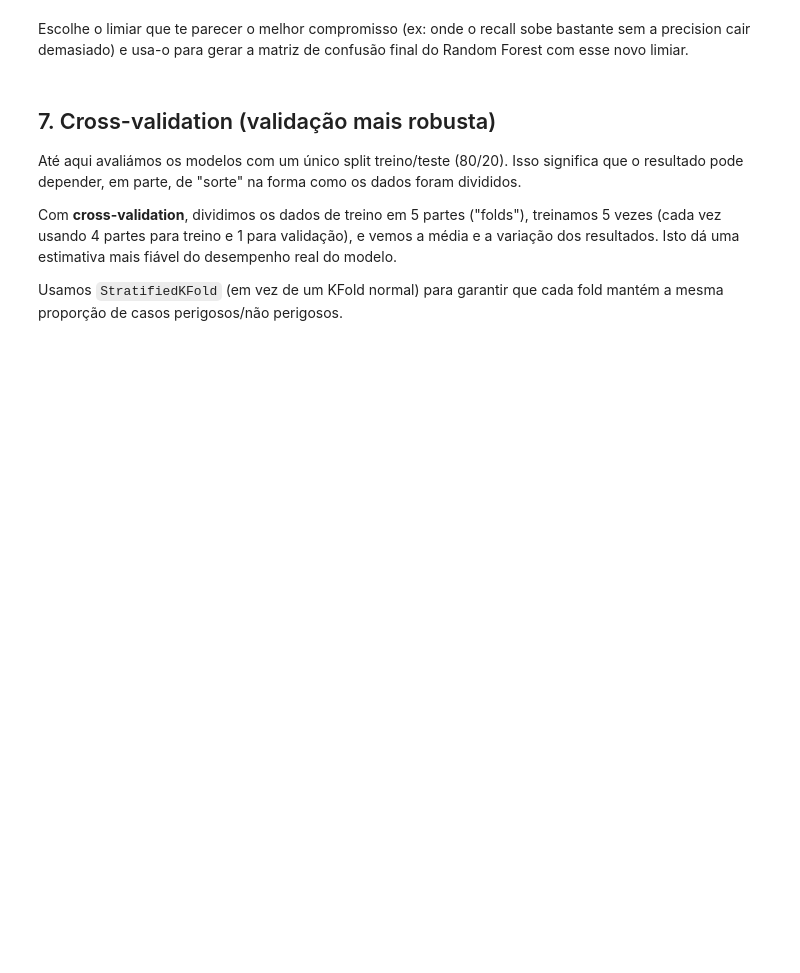
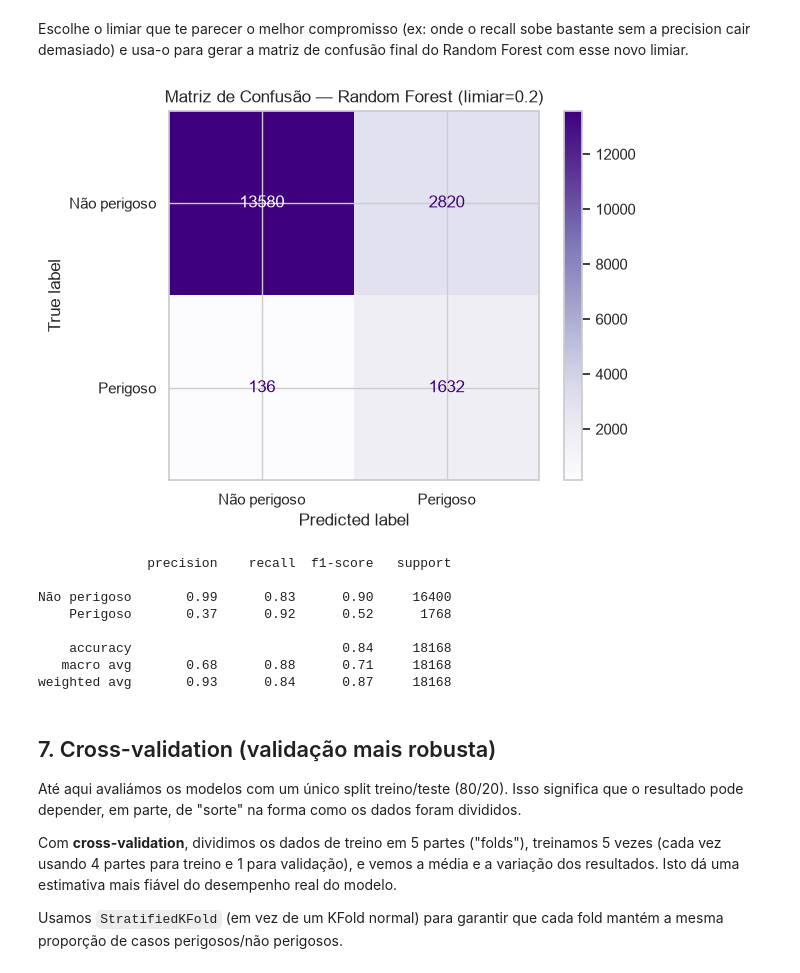
Before and after one commit to HugoRocha123/IA, a Jupyter notebook: notebooks/neo_modeling.ipynb, the cells around one changed output. Drawn from its saved outputs; the diff is of its cells as text; code cells hidden in the pictures; blank space fills up the shorter version.

```diff
--- a/notebooks/neo_modeling.ipynb
+++ b/notebooks/neo_modeling.ipynb
@@ -204,16 +263,26 @@ for limiar in [0.5, 0.4, 0.3, 0.2, 0.1]:
 # %% [markdown]
 Escolhe o limiar que te parecer o melhor compromisso (ex: onde o recall sobe bastante sem a precision cair demasiado) e usa-o para gerar a matriz de confusão final do Random Forest com esse novo limiar.
 # %%
-limiar_escolhido = 0.3  # ajusta este valor com base na célula anterior
+limiar_escolhido = 0.2  # ajusta este valor com base na célula anterior
 
 y_pred_rf_ajustado = (y_proba_rf >= limiar_escolhido).astype(int)
 
 cm_rf_ajustado = confusion_matrix(y_test, y_pred_rf_ajustado)
 ConfusionMatrixDisplay(cm_rf_ajustado, display_labels=['Não perigoso', 'Perigoso']).plot(cmap='Purples')
 plt.title(f"Matriz de Confusão — Random Forest (limiar={limiar_escolhido})")
 plt.show()
 
 print(classification_report(y_test, y_pred_rf_ajustado, target_names=['Não perigoso', 'Perigoso']))
+# %% [output]
+[figure, added]
+              precision    recall  f1-score   support
+
+Não perigoso       0.99      0.83      0.90     16400
+    Perigoso       0.37      0.92      0.52      1768
+
+    accuracy                           0.84     18168
+   macro avg       0.68      0.88      0.71     18168
+weighted avg       0.93      0.84      0.87     18168
 # %% [markdown]
 ## 7. Cross-validation (validação mais robusta)
 
```
Also changed, not shown: parts of 15 cells of this notebook.
